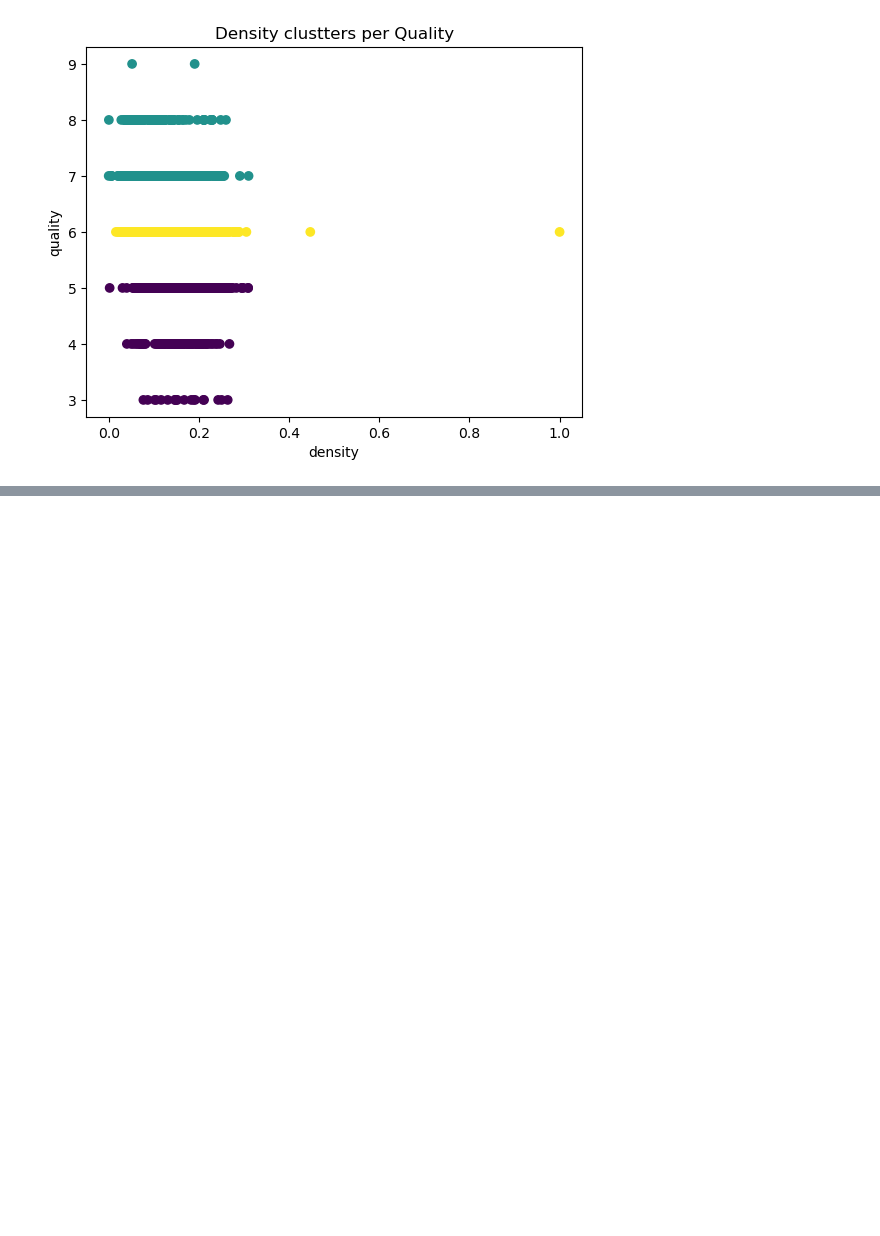
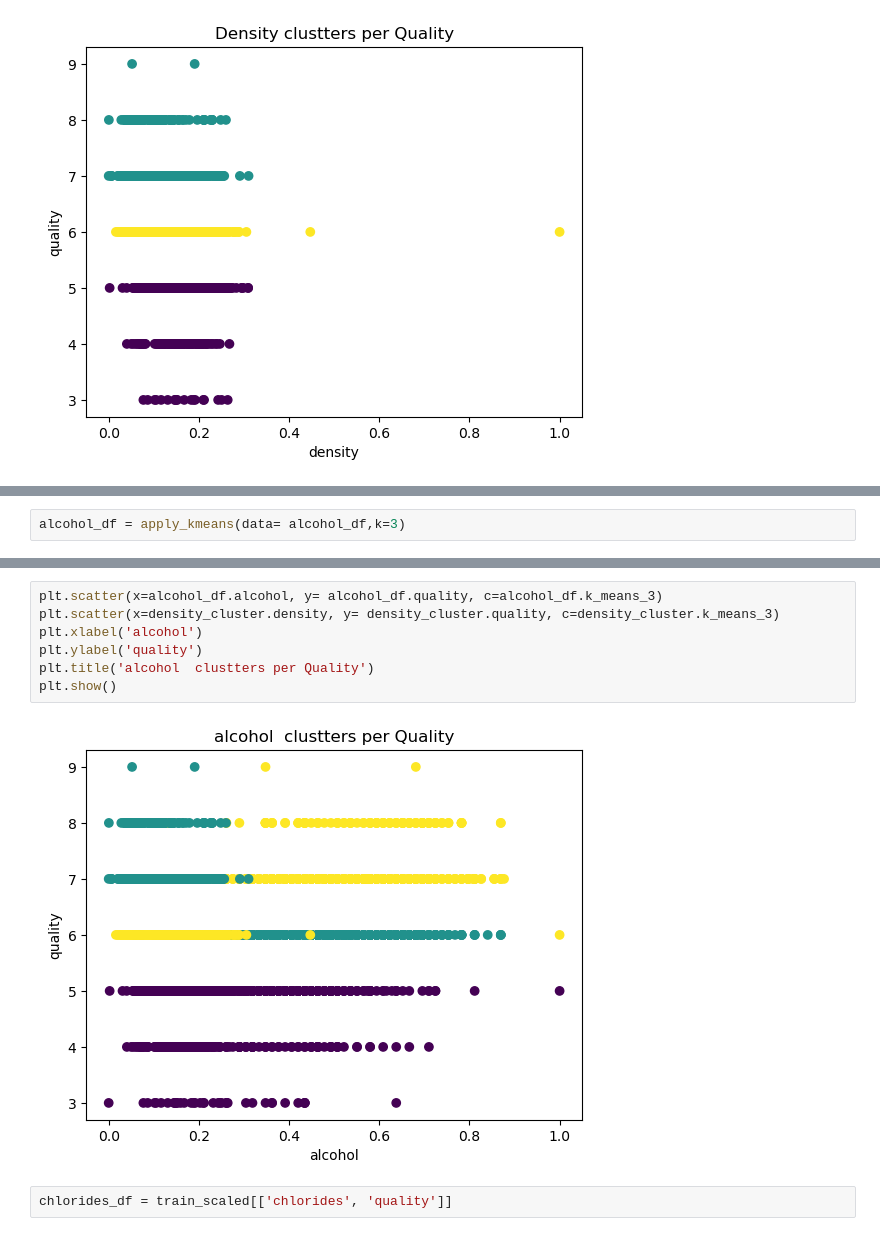
Before and after one commit to Wine-qualitity/wine-qualitiy-model, a Jupyter notebook: exploration_personal.ipynb, the cells around one changed output, grey strips where cells are left out. Cells and saved outputs as stored; diff of their text form; blank space fills up the shorter version.

Commit message:
clustering exploration on columns

```diff
--- a/exploration_personal.ipynb
+++ b/exploration_personal.ipynb
@@ -410,0 +425,2 @@ plt.show()
+# %%
+alcohol_df = apply_kmeans(data= alcohol_df,k=3)
@@ -410,0 +443,11 @@ plt.show()
+# %%
+plt.scatter(x=alcohol_df.alcohol, y= alcohol_df.quality, c=alcohol_df.k_means_3)
+plt.scatter(x=density_cluster.density, y= density_cluster.quality, c=density_cluster.k_means_3)
+plt.xlabel('alcohol')
+plt.ylabel('quality')
+plt.title('alcohol  clustters per Quality')
+plt.show()
+# %% [output]
+[figure, added]
+# %%
+chlorides_df = train_scaled[['chlorides', 'quality']]
```
Also changed, not shown: parts of 10 cells of this notebook, 1 other file.
